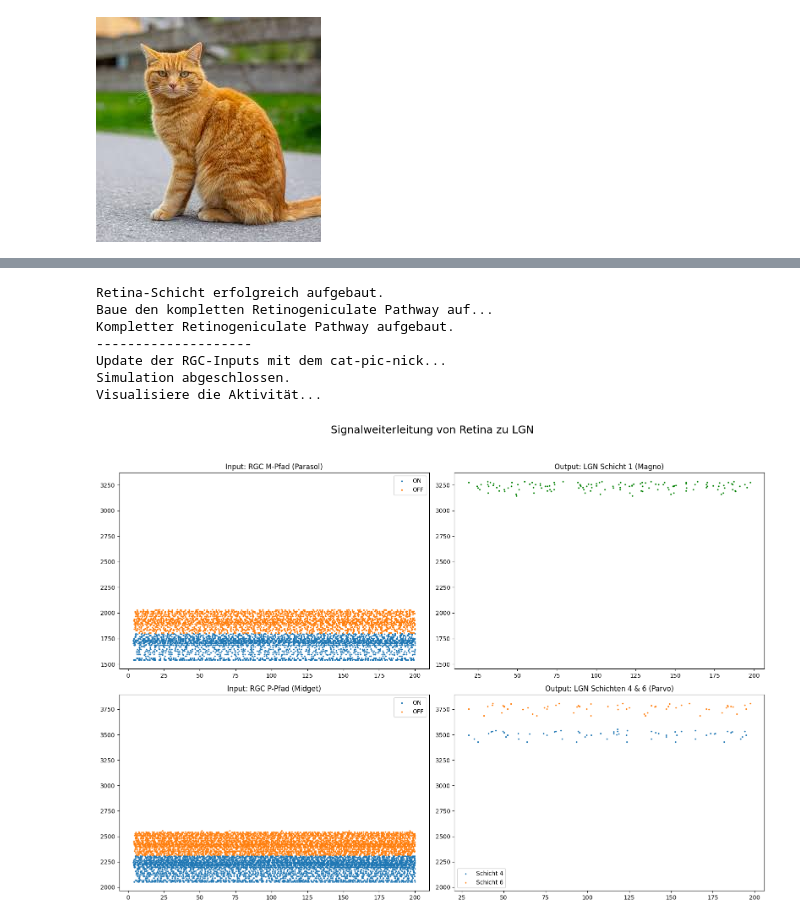
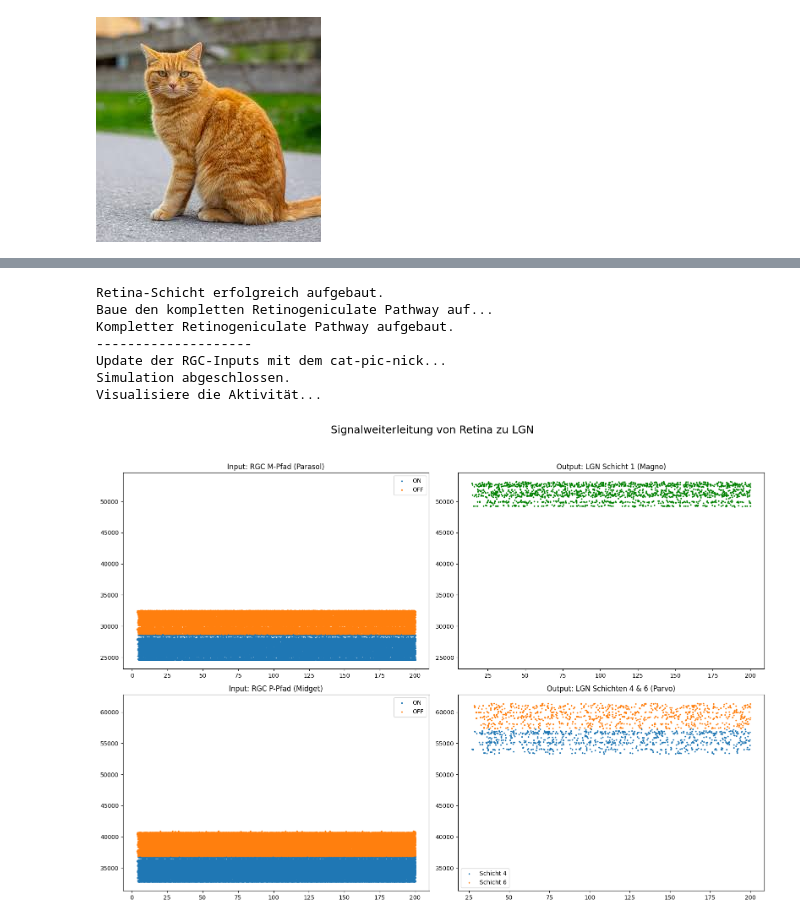
Before and after one commit to Yinsalt/Visual-Cortex, a Jupyter notebook: RET_2_LGN_2_V1.ipynb, the cells around one changed output, grey strips where cells are left out. Drawn from its saved outputs; the diff is of its cells as text; code cells hidden in the pictures.

```diff
--- a/RET_2_LGN_2_V1.ipynb
+++ b/RET_2_LGN_2_V1.ipynb
@@ -9,7 +9,7 @@ nest.set_verbosity("M_WARNING")
 
 params_parasol = {"tau_m": 8.0, "V_th": -52.0, "tau_syn_ex": 0.8}
 params_midget = {"tau_m": 15.0, "V_th": -50.0, "tau_syn_ex": 1.5}
-gsl = 16
+gsl = 64
 grid_extent = [float(gsl), float(gsl)]
 grid_shape = [gsl, gsl]
 # %% [output]
@@ -260,7 +260,6 @@ Simulation abgeschlossen.
 # %%
 nest.ResetKernel()
 # Grid-Parameter
-gsl = 16
 grid_shape = [gsl, gsl]
 grid_extent = [float(gsl), float(gsl)]
 retina = create_retina_layer(grid_shape, grid_extent, params_midget, params_parasol)
@@ -321,34 +320,34 @@ try:
     ax3 = plt.subplot(2, 2, 3)
     events_on = nest.GetStatus(pathway["retina"]["recorders"]["midget_on"], "events")[0]
     events_off = nest.GetStatus(pathway["retina"]["recorders"]["midget_off"], "events")[0]
     ax3.scatter(events_on['times'], events_on['senders'], marker='.', s=10, label='ON')
     ax3.scatter(events_off['times'], events_off['senders'], marker='.', s=10, label='OFF')
     ax3.set_title("Input: RGC P-Pfad (Midget)")
     ax3.legend()
 
     # Plot für LGN P-Pfad
     ax4 = plt.subplot(2, 2, 4, sharey=ax3)
     events_4 = nest.GetStatus(pathway["lgn"]["recorders"]["layer_4_parvo"], "events")[0]
     events_6 = nest.GetStatus(pathway["lgn"]["recorders"]["layer_6_parvo"], "events")[0]
     ax4.scatter(events_4['times'], events_4['senders'], marker='.', s=10, label='Schicht 4')
     ax4.scatter(events_6['times'], events_6['senders'], marker='.', s=10, label='Schicht 6')
     ax4.set_title("Output: LGN Schichten 4 & 6 (Parvo)")
     ax4.legend()
 
     plt.tight_layout(rect=[0, 0.03, 1, 0.95])
     plt.show()
 
 except FileNotFoundError:
     print("\nFEHLER: Die Datei 'cat.jpeg' wurde nicht gefunden. Bitte stellen Sie sicher, dass sie im selben Verzeichnis liegt.")
 # %% [output]
 Retina-Schicht erfolgreich aufgebaut.
 Baue den kompletten Retinogeniculate Pathway auf...
 Kompletter Retinogeniculate Pathway aufgebaut.
 --------------------
 Update der RGC-Inputs mit dem cat-pic-nick...
 Simulation abgeschlossen.
 Visualisiere die Aktivität...
-[figure, old version]
+[figure, new version]
 # %%
 
 def simulate_with_video(video_path, pathway, target_size, fps=60.0):
```
Also changed, not shown: parts of 6 cells of this notebook.
